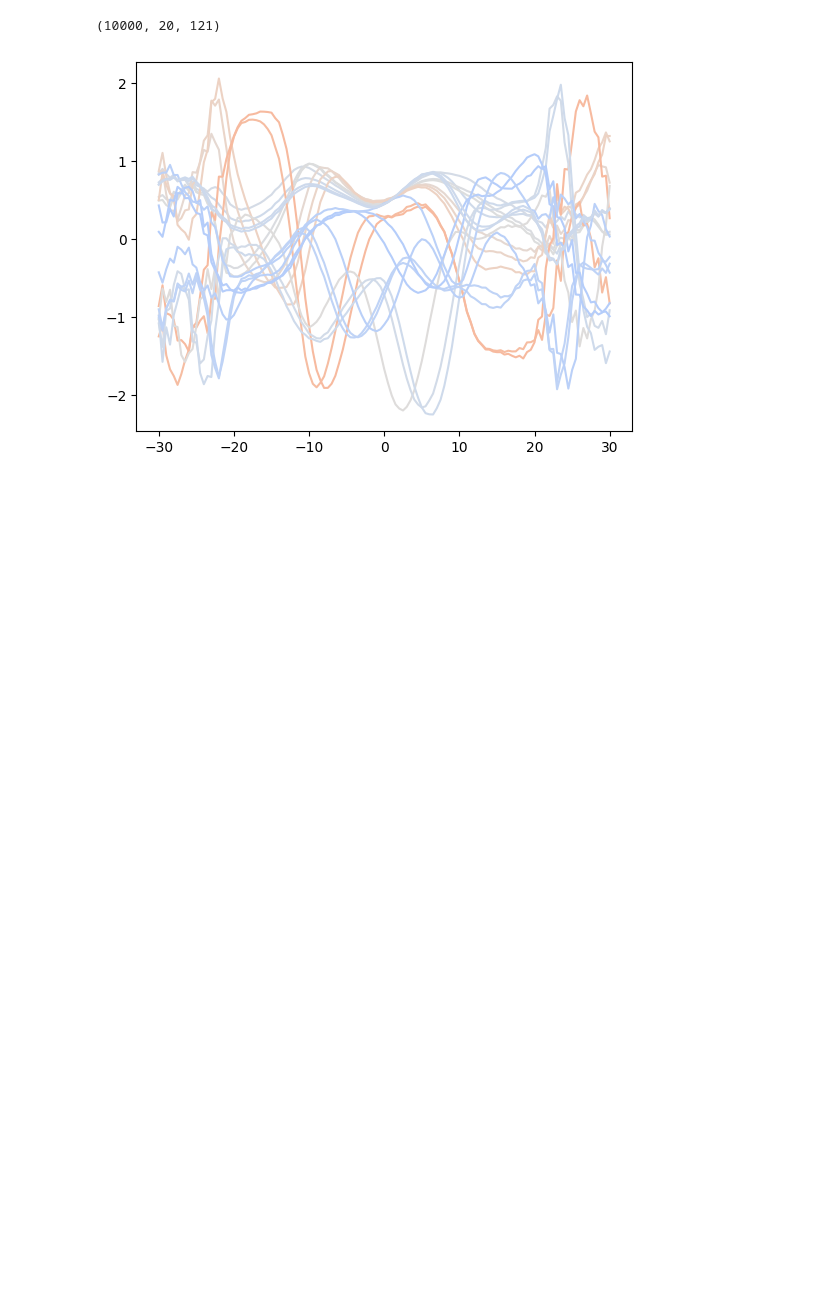
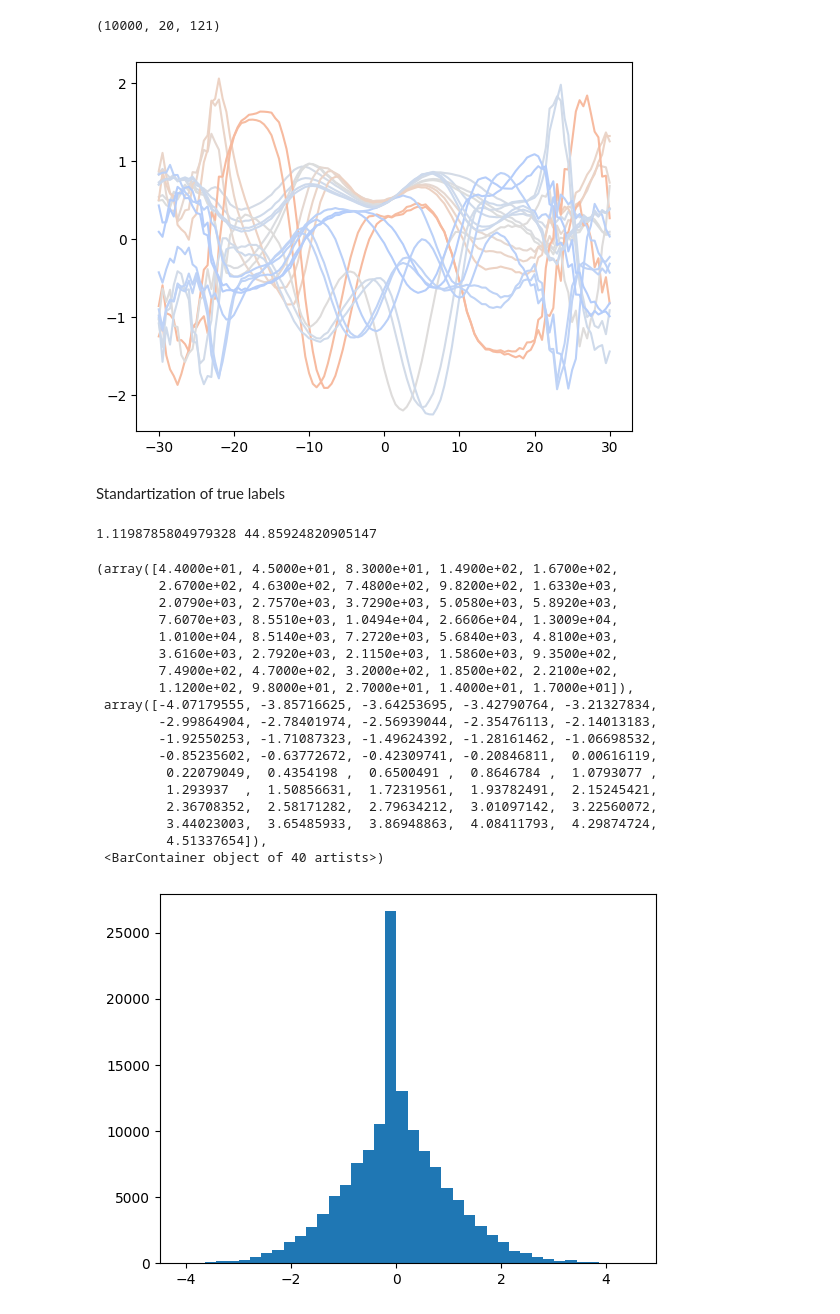
Before and after one commit to Yuska1509/NN_models_stars, a Jupyter notebook: data preprocessing.ipynb, the cells around one changed output. Cells and saved outputs as stored; diff of their text form; code cells hidden in the pictures; blank space fills up the shorter version.

Commit message:
data standartization

```diff
--- a/data preprocessing.ipynb
+++ b/data preprocessing.ipynb
@@ -147,3 +147,32 @@ for i in range(20):
 plt.show()
 # %% [output]
 [figure]
+# %% [markdown]
+Standartization of true labels
+# %%
+# extimely important only use train data to avoid dala leakage
+mean_train_rv = rv_label[train_indices].mean()
+std_train_rv = rv_label[train_indices].std()
+print(mean_train_rv, std_train_rv)
+plt.hist(((rv_label[train_indices] - mean_train_rv) / std_train_rv).flatten(), bins=40)
+# %% [output]
+1.1198785804979328 44.85924820905147
+(array([4.4000e+01, 4.5000e+01, 8.3000e+01, 1.4900e+02, 1.6700e+02,
+        2.6700e+02, 4.6300e+02, 7.4800e+02, 9.8200e+02, 1.6330e+03,
+        2.0790e+03, 2.7570e+03, 3.7290e+03, 5.0580e+03, 5.8920e+03,
+        7.6070e+03, 8.5510e+03, 1.0494e+04, 2.6606e+04, 1.3009e+04,
+        1.0100e+04, 8.5140e+03, 7.2720e+03, 5.6840e+03, 4.8100e+03,
+        3.6160e+03, 2.7920e+03, 2.1150e+03, 1.5860e+03, 9.3500e+02,
+        7.4900e+02, 4.7000e+02, 3.2000e+02, 1.8500e+02, 2.2100e+02,
+        1.1200e+02, 9.8000e+01, 2.7000e+01, 1.4000e+01, 1.7000e+01]),
+ array([-4.07179555, -3.85716625, -3.64253695, -3.42790764, -3.21327834,
+        -2.99864904, -2.78401974, -2.56939044, -2.35476113, -2.14013183,
+        -1.92550253, -1.71087323, -1.49624392, -1.28161462, -1.06698532,
+        -0.85235602, -0.63772672, -0.42309741, -0.20846811,  0.00616119,
+         0.22079049,  0.4354198 ,  0.6500491 ,  0.8646784 ,  1.0793077 ,
+         1.293937  ,  1.50856631,  1.72319561,  1.93782491,  2.15245421,
+         2.36708352,  2.58171282,  2.79634212,  3.01097142,  3.22560072,
+         3.44023003,  3.65485933,  3.86948863,  4.08411793,  4.29874724,
+         4.51337654]),
+ <BarContainer object of 40 artists>)
+[figure, added]
```
Also changed, not shown: parts of 1 cell of this notebook, 1 other file.
